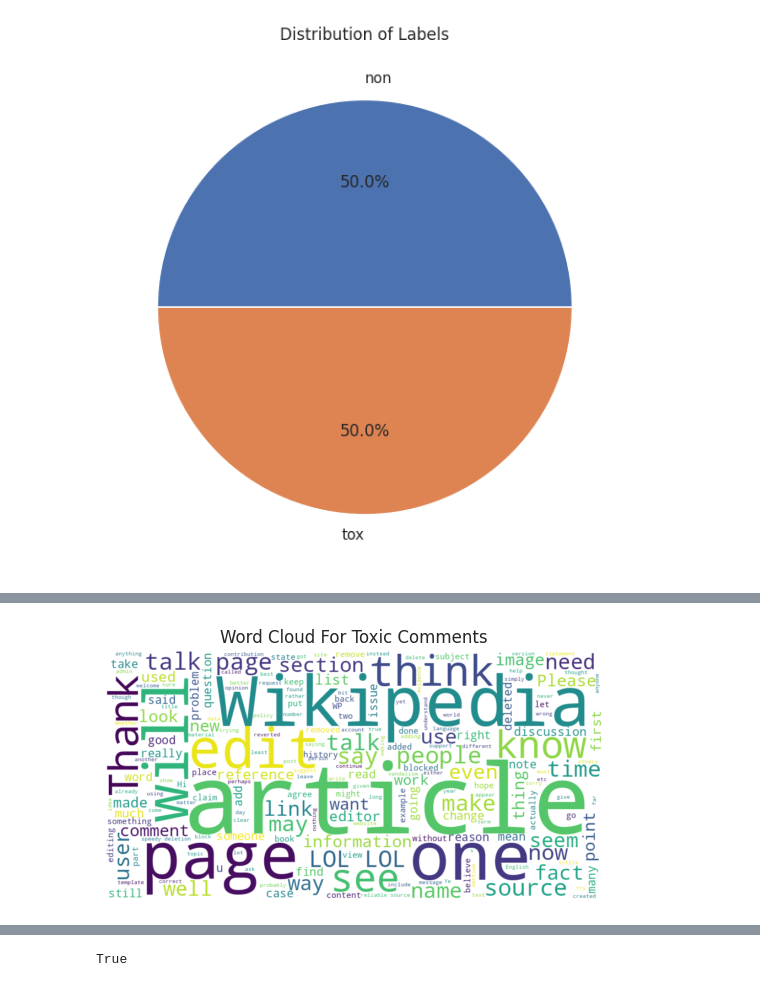
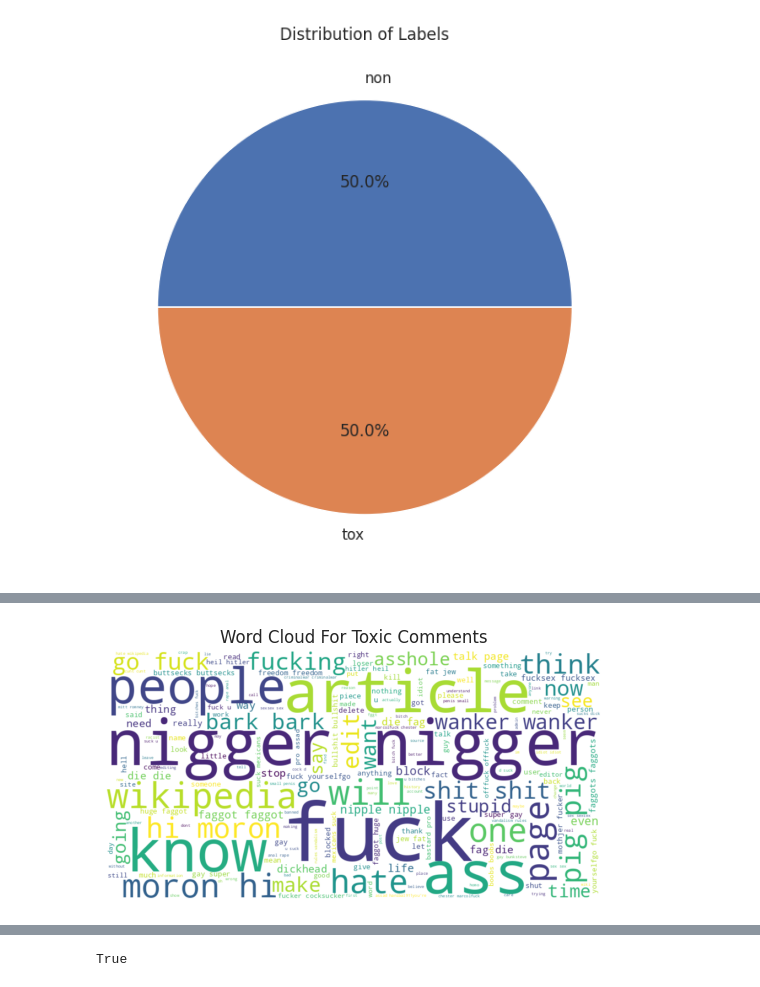
Before and after one commit to aaronmj7/Assignment-3-LLM, a Jupyter notebook: Assignment_3_LLM.ipynb, the cells around one changed output, grey strips where cells are left out. Saved outputs shown, nothing was run; the diff lists cells and outputs as text; code cells hidden in the pictures.

```diff
--- a/Assignment_3_LLM.ipynb
+++ b/Assignment_3_LLM.ipynb
@@ -153,9 +165,37 @@ plt.show()
-# %%
-non_toxic_comments = ''.join(df[df['label'] == 0]['comment_text'])
-non_toxic_words = WordCloud(width = 900, height = 450, background_color = "white").generate(non_toxic_comments)
-plt.imshow(non_toxic_words, interpolation = 'bilinear')
-plt.axis("off")
-plt.title("Word Cloud For Toxic Comments")
-plt.show()
-# %% [output]
-[figure, removed]
+# %%
+# Define a function for generating WordCloud
+def generate_word_cloud(df, label):
+    """
+    Generates a WordCloud for either toxic or non-toxic comments based on the
+    specified label.
+
+    Args:
+        df: DataFrame containing comment data.
+        label: Label indicating whether to extract toxic (1) or
+                     non-toxic (0) comments.
+
+    Returns:
+        None: Displays the WordCloud image.
+    """
+    # Get the text for the specified label
+    text = ''.join(df[df['label'] == label]['comment_text'])
+    # Convert the text to lowercase
+    text = text.lower()
+    # Generate a WordCloud
+    wordcloud = WordCloud(width=900, height=450,
+                          background_color="white").generate(text)
+
+    # Display the WordCloud image
+    plt.imshow(wordcloud, interpolation='bilinear')
+    plt.axis("off")
+    if label == 1:
+        plt.title("Word Cloud For Toxic Comments")
+    else:
+        plt.title("Word Cloud For Non-Toxic Comments")
+    plt.show()
+    return
+# %%
+# Plot word cloud for toxic comments
+generate_word_cloud(df, 1)
+# %% [output]
+[figure, added]
```
Also changed, not shown: parts of 63 cells of this notebook.
